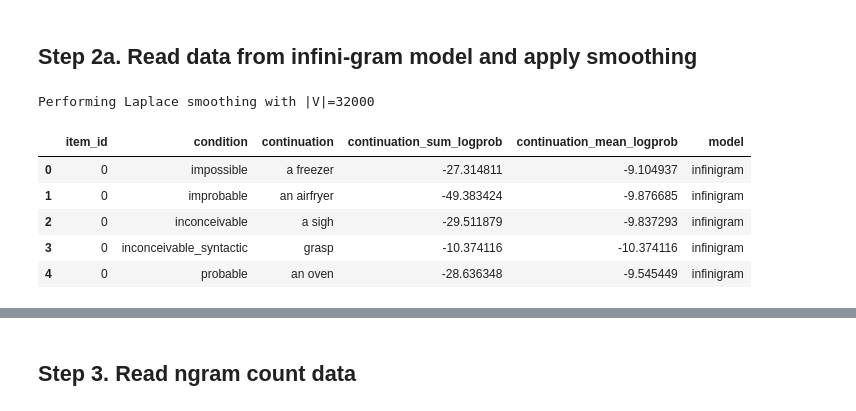
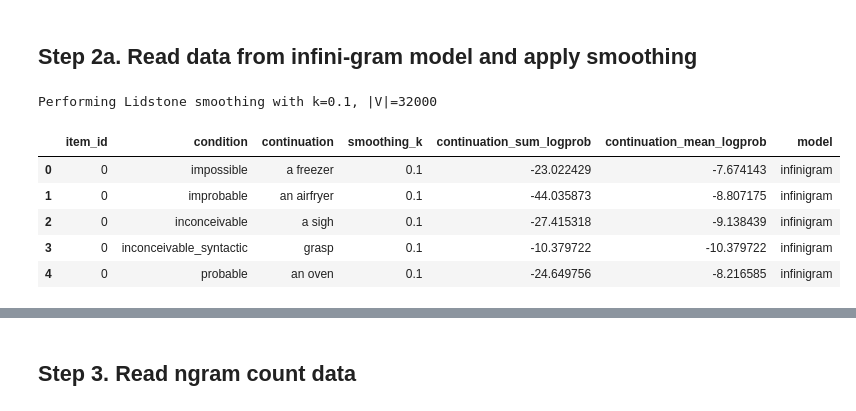
Before and after one commit to jennhu/shades-of-zero, a Jupyter notebook: analysis/figures.ipynb, the cells around one changed output, grey strips where cells are left out. Saved outputs shown, nothing was run; the diff lists cells and outputs as text; code cells hidden in the pictures.

```diff
--- a/analysis/figures.ipynb
+++ b/analysis/figures.ipynb
@@ -196,39 +196,40 @@ model_df.head()
 # %% [markdown]
 ## Step 2a. Read data from infini-gram model and apply smoothing
 # %%
-def laplace_smoothing(df, vocab_size=50257):
-    print(f"Performing Laplace smoothing with |V|={vocab_size}")
+def lidstone_smoothing(df, k=1, vocab_size=50257):
+    print(f"Performing Lidstone smoothing with k={k}, |V|={vocab_size}")
     df["prob_smoothed"] = df.apply(
-        lambda r: (r.cont_cnt + 1) / (r.prompt_cnt + vocab_size),
+        lambda r: (r.cont_cnt + k) / (r.prompt_cnt + (k*vocab_size)),
         axis=1
     )
     df["logprob_smoothed"] = np.log(df.prob_smoothed)
+    df["smoothing_k"] = k
     return df
 
-def aggregate_logprobs(df):
-    g = df.groupby(["item_id", "condition", "continuation"])
-    sums = g["logprob_smoothed"].sum().rename("continuation_sum_logprob").to_frame()
-    means = g["logprob_smoothed"].mean().rename("continuation_mean_logprob").to_frame()
+def aggregate_logprobs(df, logprob_var="logprob"):
+    g = df.groupby(["item_id", "condition", "continuation", "smoothing_k"])
+    sums = g[logprob_var].sum().rename("continuation_sum_logprob").to_frame()
+    means = g[logprob_var].mean().rename("continuation_mean_logprob").to_frame()
     agg = sums.join(means).reset_index()
     return agg
 
 def read_ngram_data(**kwargs):
     ngram_df = pd.read_csv(f"{NGRAM_DIR}/probs_{NGRAM_INDEX}.csv")
-    ngram_df = laplace_smoothing(ngram_df, **kwargs)
-    ngram_probs_agg = aggregate_logprobs(ngram_df)
+    ngram_df = lidstone_smoothing(ngram_df, k=0.1, **kwargs)
+    ngram_probs_agg = aggregate_logprobs(ngram_df, logprob_var="logprob_smoothed")
     ngram_probs_agg["model"] = "infinigram"
     return ngram_probs_agg
 
 ngram_df = read_ngram_data(vocab_size=50257 if "gpt2" in NGRAM_INDEX else 32000)
 ngram_df.head()
 # %% [output]
-Performing Laplace smoothing with |V|=32000
+Performing Lidstone smoothing with k=0.1, |V|=32000
-|  | item_id | condition | continuation | continuation_sum_logprob | continuation_mean_logprob | model |
-| 0 | 0 | impossible | a freezer | -27.314811 | -9.104937 | infinigram |
-| 1 | 0 | improbable | an airfryer | -49.383424 | -9.876685 | infinigram |
-| 2 | 0 | inconceivable | a sigh | -29.511879 | -9.837293 | infinigram |
-| 3 | 0 | inconceivable_syntactic | grasp | -10.374116 | -10.374116 | infinigram |
-| 4 | 0 | probable | an oven | -28.636348 | -9.545449 | infinigram |
+|  | item_id | condition | continuation | smoothing_k | continuation_sum_logprob | continuation_mean_logprob | model |
+| 0 | 0 | impossible | a freezer | 0.1 | -23.022429 | -7.674143 | infinigram |
+| 1 | 0 | improbable | an airfryer | 0.1 | -44.035873 | -8.807175 | infinigram |
+| 2 | 0 | inconceivable | a sigh | 0.1 | -27.415318 | -9.138439 | infinigram |
+| 3 | 0 | inconceivable_syntactic | grasp | 0.1 | -10.379722 | -10.379722 | infinigram |
+| 4 | 0 | probable | an oven | 0.1 | -24.649756 | -8.216585 | infinigram |
 # %%
 # Combine neural and ngram probability data.
 full_model_df = pd.concat([model_df, ngram_df]).reset_index().drop(columns=["index"])
```
Also changed, not shown: parts of 2 cells of this notebook, 13 other files.
